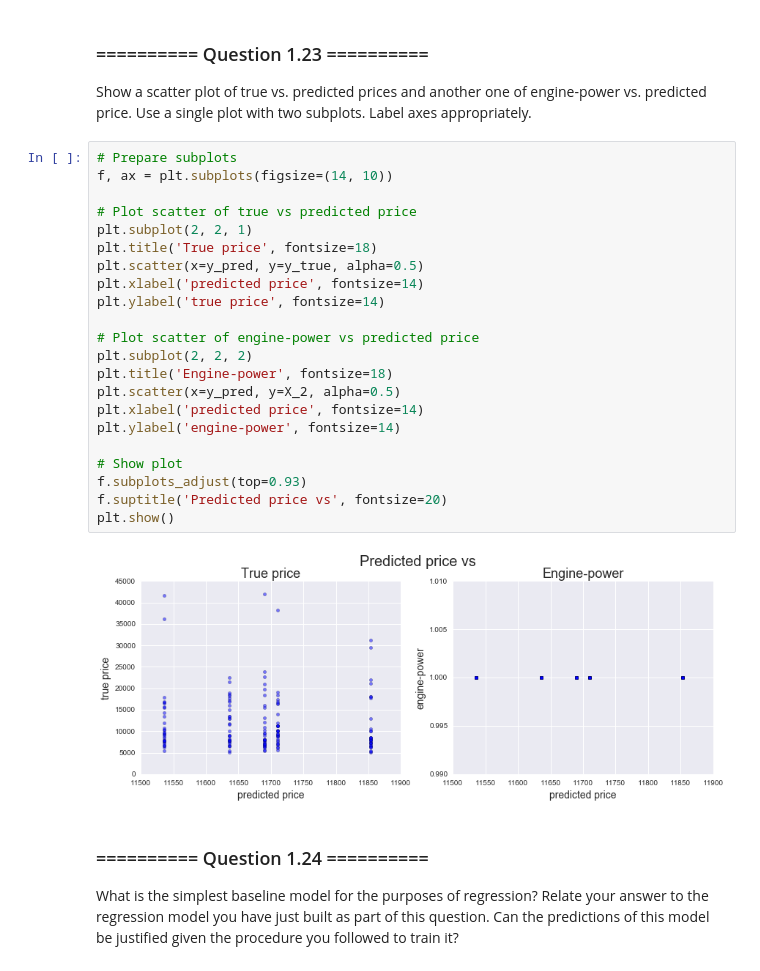
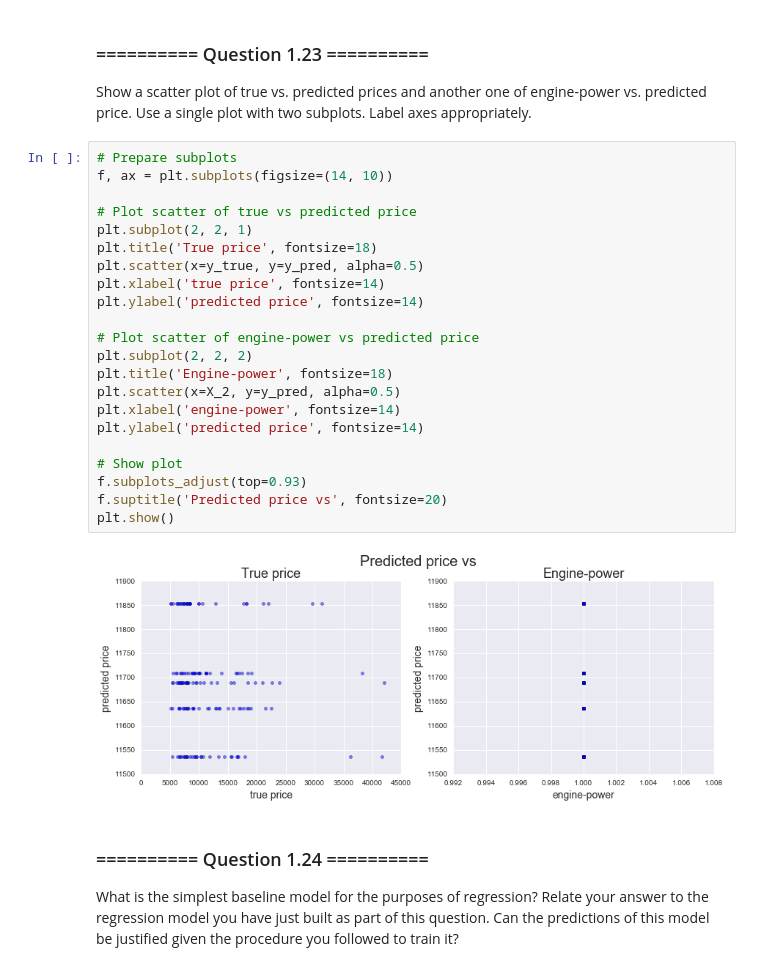
Before and after one commit to Dr-Alan-Turing/IAMachineLearning, a Jupyter notebook: 05_Assignment_2.ipynb, the cells around one changed output. Cells and saved outputs as stored; diff of their text form.

```diff
--- a/05_Assignment_2.ipynb
+++ b/05_Assignment_2.ipynb
@@ -338,27 +336,27 @@ Show a scatter plot of true vs. predicted prices and another one of engine-power
 # %%
 # Prepare subplots
 f, ax = plt.subplots(figsize=(14, 10))
 
 # Plot scatter of true vs predicted price
 plt.subplot(2, 2, 1)
 plt.title('True price', fontsize=18)
-plt.scatter(x=y_pred, y=y_true, alpha=0.5)
-plt.xlabel('predicted price', fontsize=14)
-plt.ylabel('true price', fontsize=14)
+plt.scatter(x=y_true, y=y_pred, alpha=0.5)
+plt.xlabel('true price', fontsize=14)
+plt.ylabel('predicted price', fontsize=14)
 
 # Plot scatter of engine-power vs predicted price
 plt.subplot(2, 2, 2)
 plt.title('Engine-power', fontsize=18)
-plt.scatter(x=y_pred, y=X_2, alpha=0.5)
-plt.xlabel('predicted price', fontsize=14)
-plt.ylabel('engine-power', fontsize=14)
+plt.scatter(x=X_2, y=y_pred, alpha=0.5)
+plt.xlabel('engine-power', fontsize=14)
+plt.ylabel('predicted price', fontsize=14)
 
 # Show plot
 f.subplots_adjust(top=0.93)
 f.suptitle('Predicted price vs', fontsize=20)
 plt.show()
 # %% [output]
-[figure, old version]
+[figure, new version]
 # %% [markdown]
 ### ========== Question 1.24 ==========
 What is the simplest baseline model for the purposes of regression? Relate your answer to the regression model you have just built as part of this question. Can the predictions of this model be justified given the procedure you followed to train it?
```
Also changed, not shown: parts of 20 cells of this notebook.
